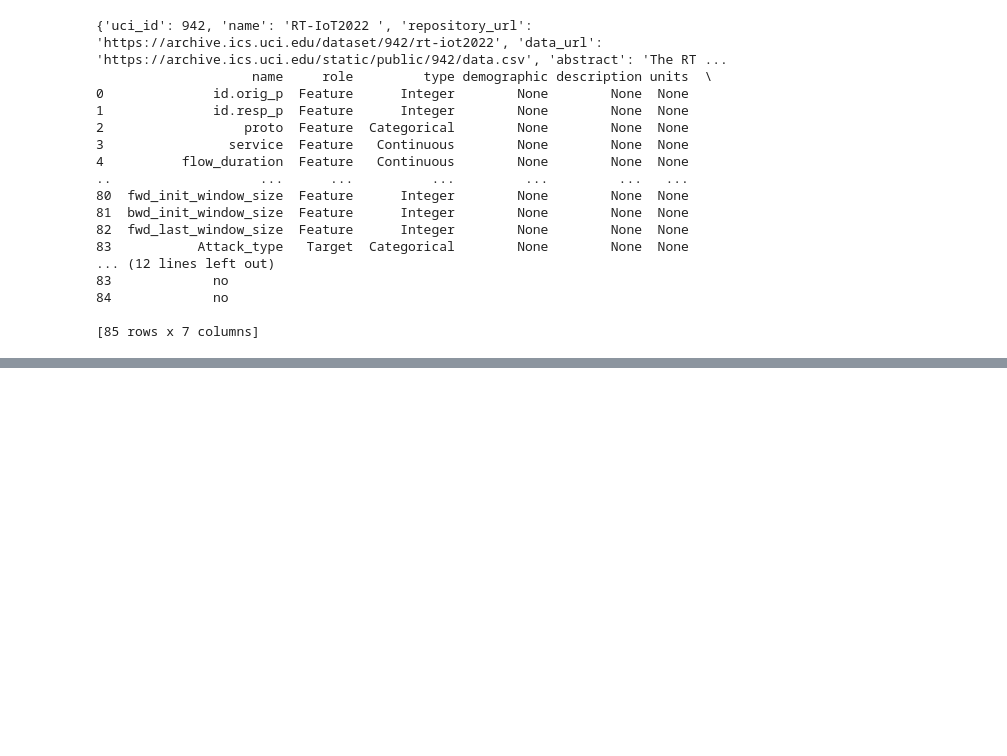
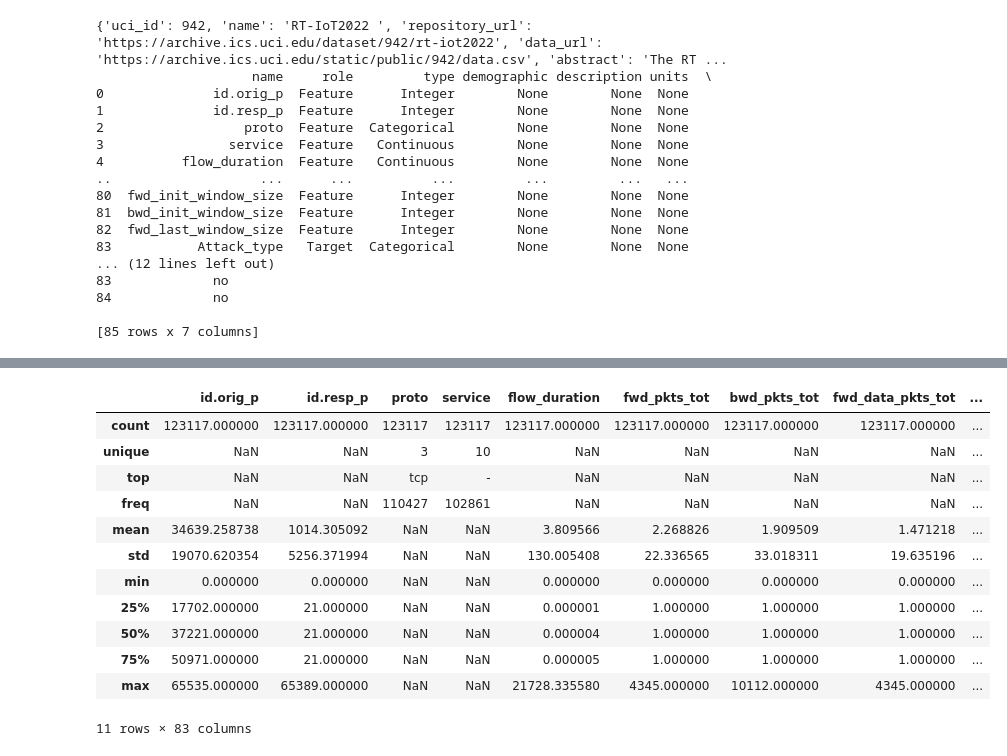
Before and after one commit to TheHardy04/IDS-ML, a Jupyter notebook: notebooks/data_import.ipynb, the cells around one changed output, grey strips where cells are left out. Drawn from its saved outputs; the diff is of its cells as text; code cells hidden in the pictures; blank space fills up the shorter version.

```diff
--- a/notebooks/data_import.ipynb
+++ b/notebooks/data_import.ipynb
@@ -33,0 +69,16 @@ print(rt_iot2022.variables)
+# %%
+X.describe(include = 'all')
+# %% [output]
+|  | id.orig_p | id.resp_p | proto | service | flow_duration | fwd_pkts_tot | bwd_pkts_tot | fwd_data_pkts_tot | ... |
+| count | 123117.000000 | 123117.000000 | 123117 | 123117 | 123117.000000 | 123117.000000 | 123117.000000 | 123117.000000 | ... |
+| unique | NaN | NaN | 3 | 10 | NaN | NaN | NaN | NaN | ... |
+| top | NaN | NaN | tcp | - | NaN | NaN | NaN | NaN | ... |
+| freq | NaN | NaN | 110427 | 102861 | NaN | NaN | NaN | NaN | ... |
+| mean | 34639.258738 | 1014.305092 | NaN | NaN | 3.809566 | 2.268826 | 1.909509 | 1.471218 | ... |
+| std | 19070.620354 | 5256.371994 | NaN | NaN | 130.005408 | 22.336565 | 33.018311 | 19.635196 | ... |
+| min | 0.000000 | 0.000000 | NaN | NaN | 0.000000 | 0.000000 | 0.000000 | 0.000000 | ... |
+| 25% | 17702.000000 | 21.000000 | NaN | NaN | 0.000001 | 1.000000 | 1.000000 | 1.000000 | ... |
+| 50% | 37221.000000 | 21.000000 | NaN | NaN | 0.000004 | 1.000000 | 1.000000 | 1.000000 | ... |
+| 75% | 50971.000000 | 21.000000 | NaN | NaN | 0.000005 | 1.000000 | 1.000000 | 1.000000 | ... |
+| max | 65535.000000 | 65389.000000 | NaN | NaN | 21728.335580 | 4345.000000 | 10112.000000 | 4345.000000 | ... |
+11 rows × 83 columns
```
Also changed, not shown: parts of 8 cells of this notebook.
